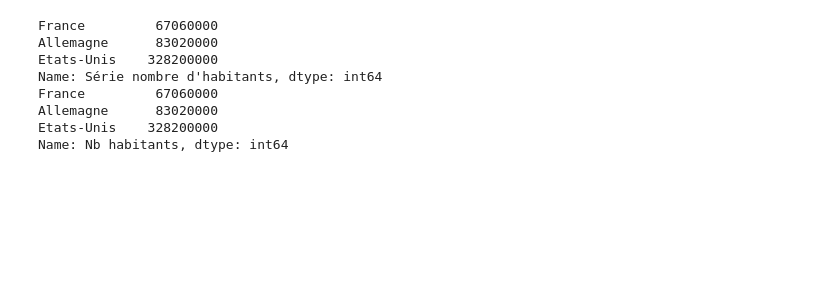
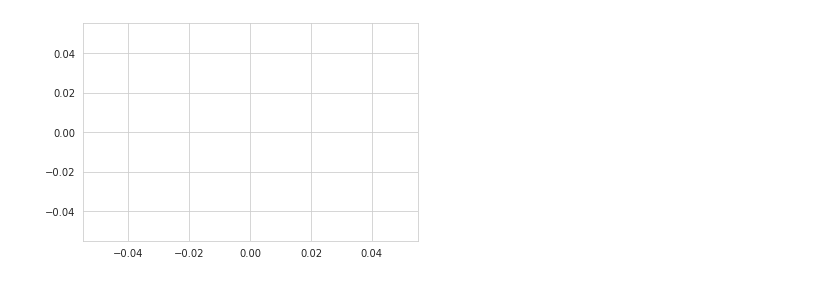
Before and after one commit to balladembelemoussa/codesandbox-template-nuxt, a Jupyter notebook: Untitled.ipynb, the cells around one changed output. Saved outputs shown, nothing was run; the diff lists cells and outputs as text; code cells hidden in the pictures; blank space fills up the shorter version.

```diff
--- a/Untitled.ipynb
+++ b/Untitled.ipynb
@@ -70,17 +55,6 @@ Name: Série nombre d'habitants, dtype: int64
-# %%
-data = np.array([67060000, 83020000, 328200000])
-ser = pd.Series(data, index=["France", "Allemagne", "Etats-Unis"], name="Série nombre d'habitants")
-print(ser)
-
-ser2 = ser.rename("Nb habitants") #ser et ser2 sont deux objets différents
-
-print(ser2)
-# %% [output]
-France         67060000
-Allemagne      83020000
-Etats-Unis    328200000
-Name: Série nombre d'habitants, dtype: int64
-France         67060000
-Allemagne      83020000
-Etats-Unis    328200000
-Name: Nb habitants, dtype: int64
+# %%
+plt.plot()
+plt.show()
+plt.close()
+# %% [output]
+[figure, added]
```
Also changed, not shown: parts of 17 cells of this notebook.
